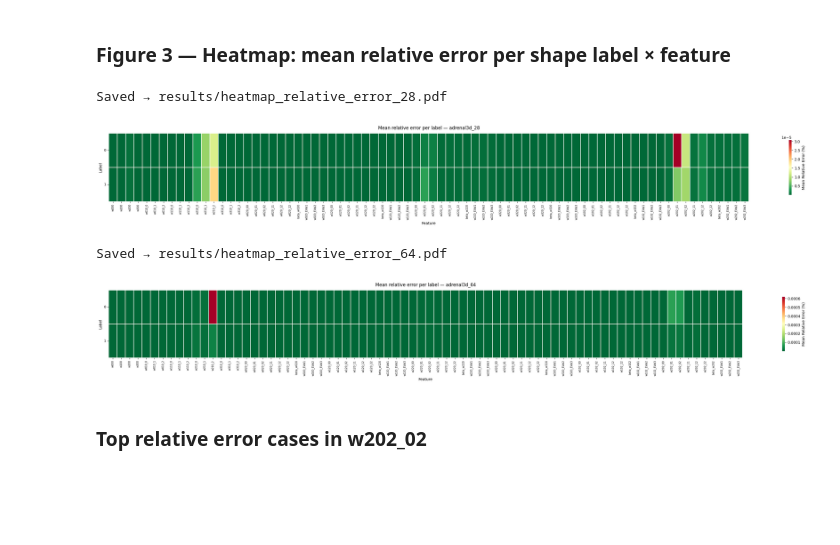
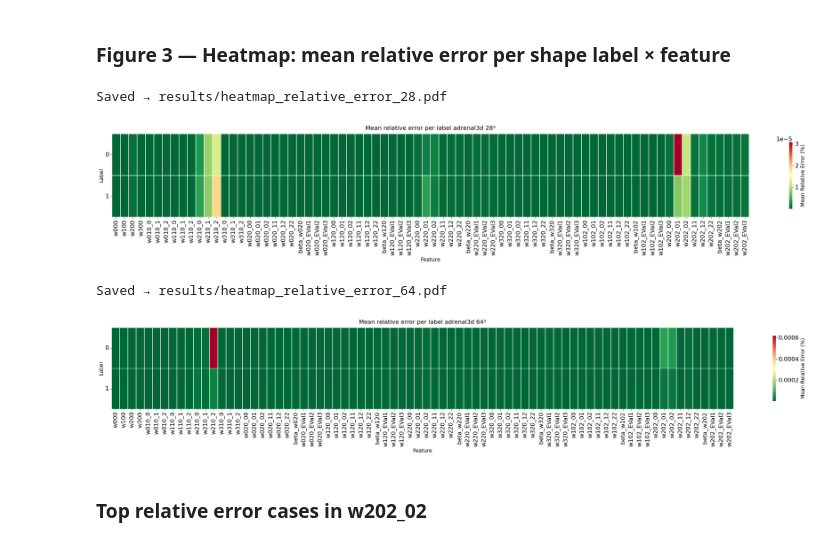
Before and after one commit to Ishihara-SynthMorph/pykarambola, a Jupyter notebook: paper/notebooks/benchmark_adrenal3d.ipynb, the cells around one changed output. Saved outputs shown, nothing was run; the diff lists cells and outputs as text; code cells hidden in the pictures; blank space fills up the shorter version.

```diff
--- a/paper/notebooks/benchmark_adrenal3d.ipynb
+++ b/paper/notebooks/benchmark_adrenal3d.ipynb
@@ -608,42 +608,44 @@ Saved → results/adrenal3d_64_error_summary.csv
 # %% [markdown]
 ### Figure 3 — Heatmap: mean relative error per shape label × feature
 # %%
+BASE_FONT = 14
+plt.rcParams.update({'font.size': BASE_FONT, 'axes.titlesize': BASE_FONT+2, 'axes.labelsize': BASE_FONT, 'xtick.labelsize': BASE_FONT+2, 'ytick.labelsize': BASE_FONT+2})
+
 for channel in CHANNELS:
     df_m = merged[channel]
     numeric_cols = [c.replace('_k', '') for c in df_m.columns
                     if c.endswith('_k') and c.replace('_k', '') in compare_cols]
 
     heatmap_rows = []
     for lbl in sorted(df_m['label'].unique()):
         mask = df_m['label'] == lbl
         row = {'label': lbl}
         for col in numeric_cols:
             row[col] = relative_error_series(df_m[mask], col).mean()
         heatmap_rows.append(row)
 
     hmap_df = pd.DataFrame(heatmap_rows).set_index('label').fillna(0)
 
-    fig, ax = plt.subplots(figsize=(max(14, len(hmap_df.columns) * 0.4), 4))
+    fig, ax = plt.subplots(figsize=(max(14, len(hmap_df.columns) * 0.4), 5.5))
     seaborn.heatmap(
         hmap_df, annot=False, cmap='RdYlGn_r', linewidths=0.2, ax=ax,
         cbar_kws={'label': 'Mean Relative Error (%)', 'shrink': 0.8}
     )
-    ax.set_title(f'Mean relative error per label — adrenal3d_{channel}',
-                 fontsize=12, pad=10)
-    ax.set_xlabel('Feature', fontsize=10)
-    ax.set_ylabel('Label',   fontsize=10)
-    ax.tick_params(axis='x', rotation=90, labelsize=7)
-    ax.tick_params(axis='y', rotation=0,  labelsize=9)
+    ax.set_title(f'Mean relative error per label adrenal3d {channel}³', pad=10)
+    ax.set_xlabel('Feature')
+    ax.set_ylabel('Label')
+    ax.tick_params(axis='x', rotation=90)
+    ax.tick_params(axis='y', rotation=0)
     plt.tight_layout()
     fig_path = os.path.join(FIGURES_PATH, f'heatmap_relative_error_{channel}.pdf')
     plt.savefig(fig_path, dpi=150, bbox_inches='tight')
     print(f'Saved → {fig_path}')
     plt.show()
 # %% [output]
 Saved → results/heatmap_relative_error_28.pdf
-[figure, old version]
+[figure, new version]
 Saved → results/heatmap_relative_error_64.pdf
-[figure, old version]
+[figure, new version]
 # %% [markdown]
 ### Top relative error cases in w202_02
 # %%
```
Also changed, not shown: 12 other files.
